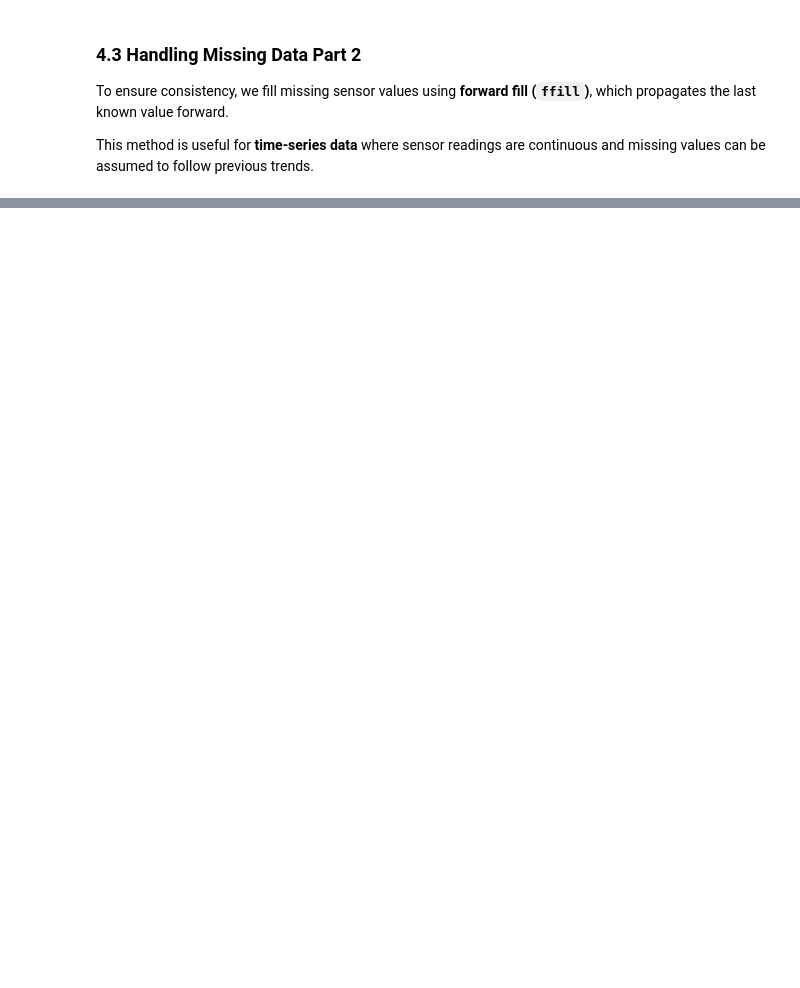
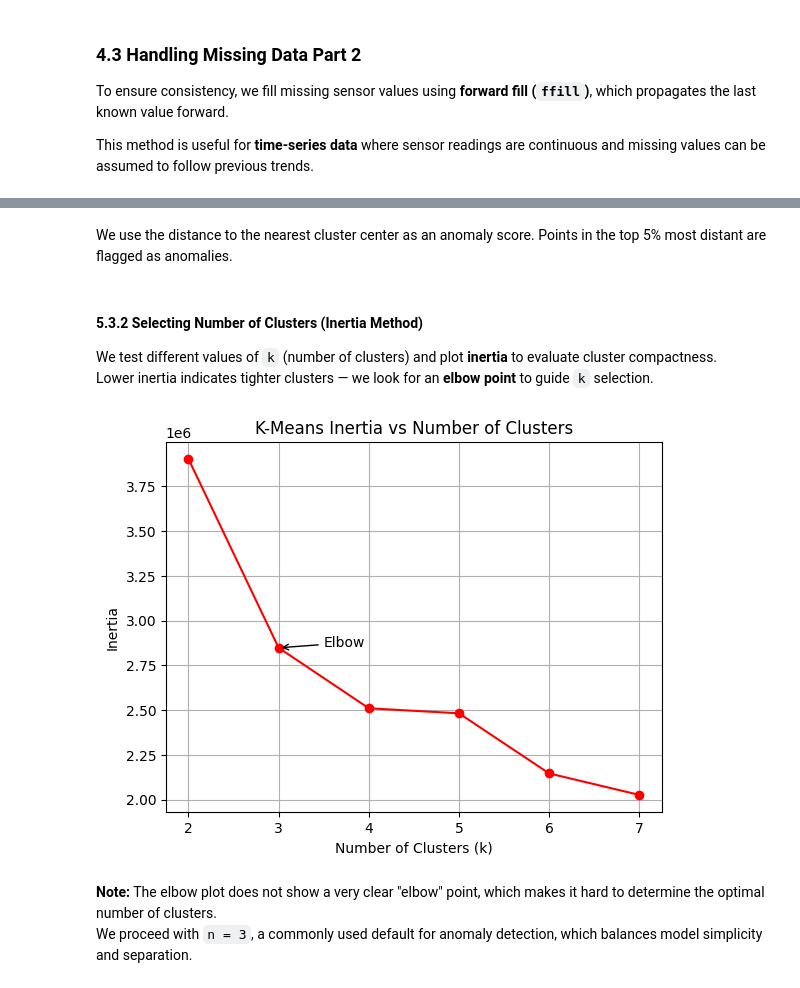
Before and after one commit to elisabellahj/MLing, a Jupyter notebook: A2.ipynb, the cells around one changed output, grey strips where cells are left out. Drawn from its saved outputs; the diff is of its cells as text; code cells hidden in the pictures; blank space fills up the shorter version.

```diff
--- a/A2.ipynb
+++ b/A2.ipynb
@@ -805,0 +476,57 @@ This plot shows detected anomalies in sensor data by t-sne
+# %%
+from sklearn.cluster import KMeans
+from sklearn.decomposition import PCA
+import numpy as np
+
+# Step 1: Apply PCA
+pca = PCA(n_components=0.95, svd_solver = 'full', random_state=42)  # Keep 95% variance
+X_train_pca = pca.fit_transform(X_train_scaled)
+X_test_pca = pca.transform(X_test_scaled)
+
+# Step 2: Train K-Means on PCA-transformed training data
+kmeans = KMeans(n_clusters=3,init= "k-means++", random_state=42) # n_clusters found by the elbow method
+kmeans.fit(X_train_pca)
+
+# Step 4: Predict distances to the nearest cluster center (anomaly score)
+distances = kmeans.transform(X_test_pca)
+min_distances = np.min(distances, axis=1)
+
+# Step 4: Predict anomalies: top 1% of points with highest distance
+threshold = np.percentile(min_distances, 99)
+# Predict anomalies: 1 = anomaly, 0 = normal
+y_pred_kmeans = (min_distances > threshold).astype(int)
+# %% [markdown]
+We use the distance to the nearest cluster center as an anomaly score.
+Points in the top 5% most distant are flagged as anomalies.
+# %% [markdown]
+#### **5.3.2 Selecting Number of Clusters (Inertia Method)**
+
+We test different values of `k` (number of clusters) and plot **inertia** to evaluate cluster compactness.
+Lower inertia indicates tighter clusters — we look for an **elbow point** to guide `k` selection.
+# %%
+from sklearn.cluster import KMeans
+import matplotlib.pyplot as plt
+
+# Inertia scores for k = 2 to 7
+k_vals = range(2, 8)
+inertia = [KMeans(n_clusters=k, random_state=42).fit(X_train_pca).inertia_ for k in k_vals]
+
+# Plot with elbow annotation
+plt.plot(k_vals, inertia, marker="o", color="red")
+plt.title("K-Means Inertia vs Number of Clusters")
+plt.xlabel("Number of Clusters (k)")
+plt.ylabel("Inertia")
+plt.grid(True)
+
+# Annotate elbow (e.g. k=3)
+elbow_k = 3
+elbow_inertia = inertia[k_vals.index(elbow_k)]
+plt.annotate("Elbow", xy=(elbow_k, elbow_inertia), xytext=(elbow_k + 0.5, elbow_inertia + 5000),
+             arrowprops=dict(facecolor='black', arrowstyle='->'))
+
+plt.show()
+# %% [output]
+[figure, added]
+# %% [markdown]
+**Note:** The elbow plot does not show a very clear "elbow" point, which makes it hard to determine the optimal number of clusters.
+We proceed with `n = 3`, a commonly used default for anomaly detection, which balances model simplicity and separation.
```
Also changed, not shown: parts of 81 cells of this notebook, 1 other file.
